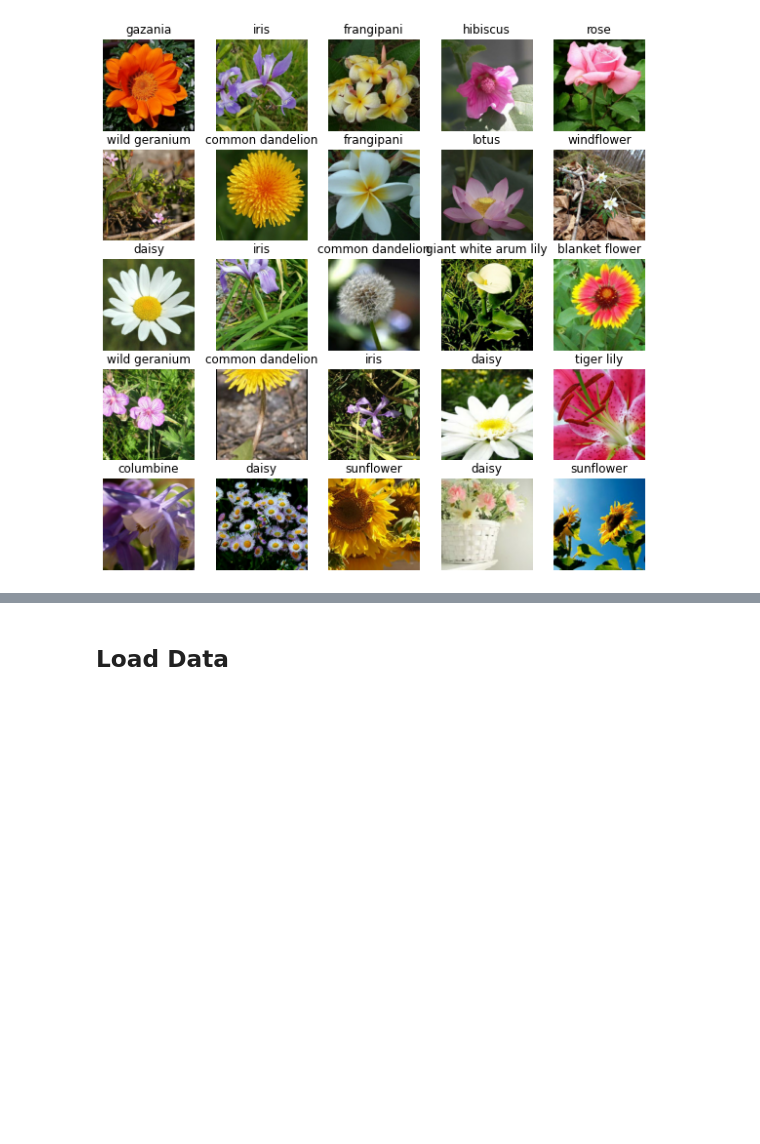
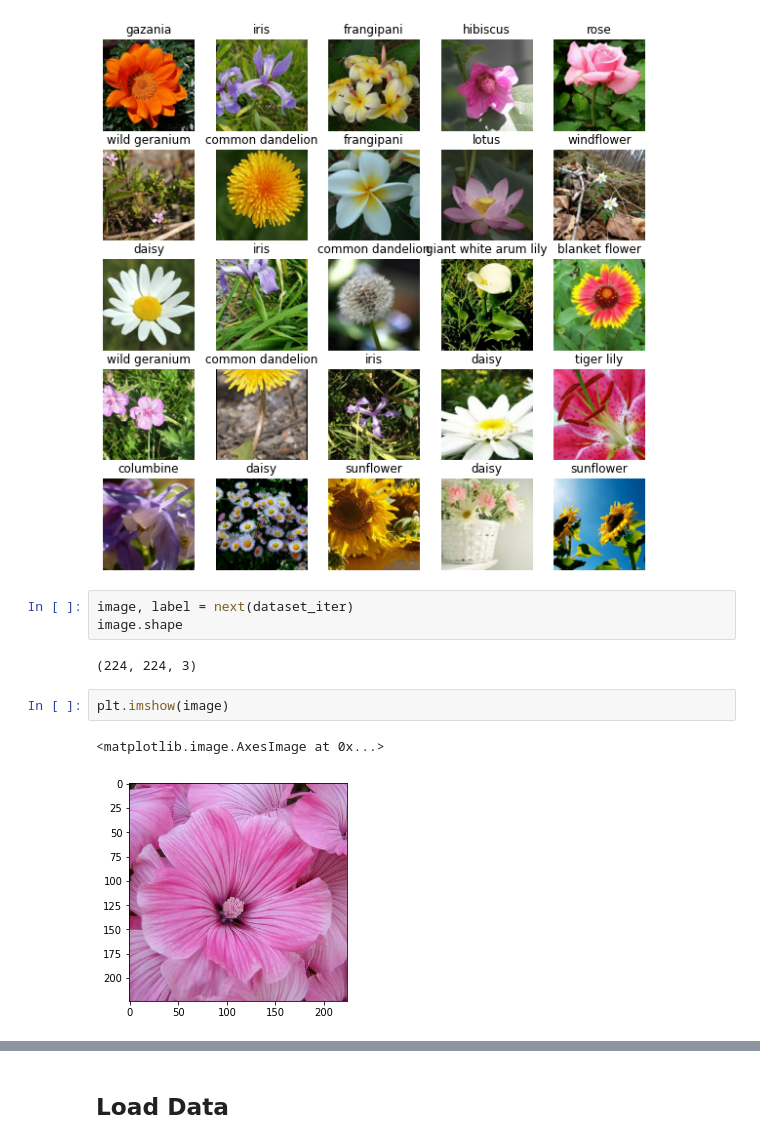
Before and after one commit to sinjy1203/kaggle_MyNotebook, a Jupyter notebook: petals-imageclassification-1.ipynb, the cells around one changed output, grey strips where cells are left out. Saved outputs shown, nothing was run; the diff lists cells and outputs as text; blank space fills up the shorter version.

Commit message:
Kaggle Notebook | petals_imageclassification-1 | Version 3

```diff
--- a/petals-imageclassification-1.ipynb
+++ b/petals-imageclassification-1.ipynb
@@ -98,3 +100,13 @@ for i in range(25):
 plt.show()
 # %% [output]
 [figure]
+# %%
+image, label = next(dataset_iter)
+image.shape
+# %% [output]
+(224, 224, 3)
+# %%
+plt.imshow(image)
+# %% [output]
+<matplotlib.image.AxesImage at 0x...>
+[figure, added]
```
Also changed, not shown: parts of 12 cells of this notebook.
